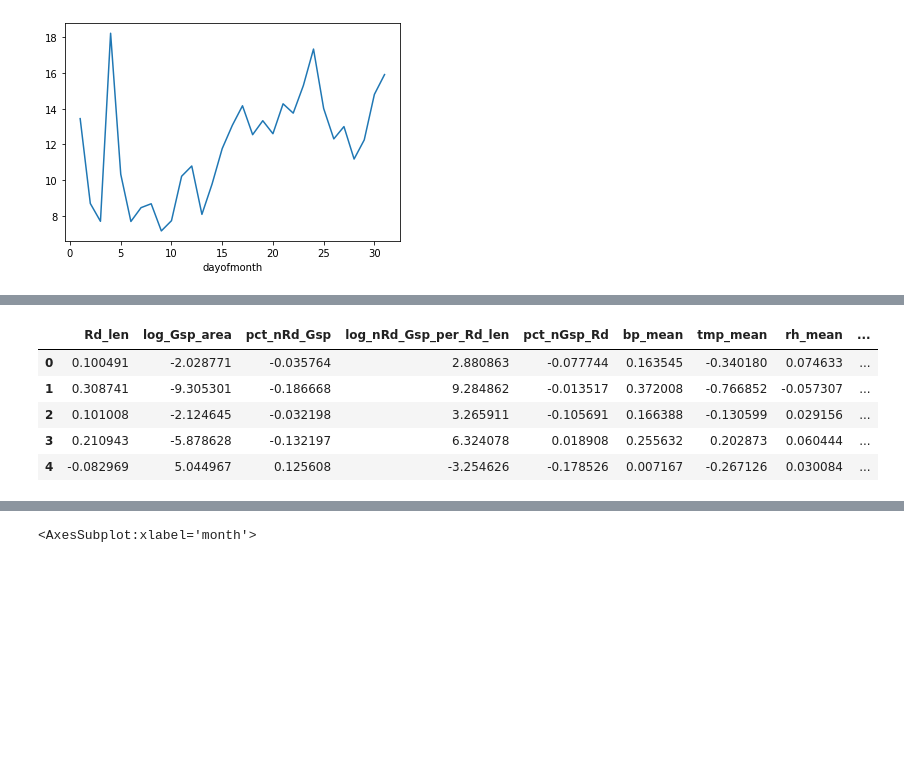
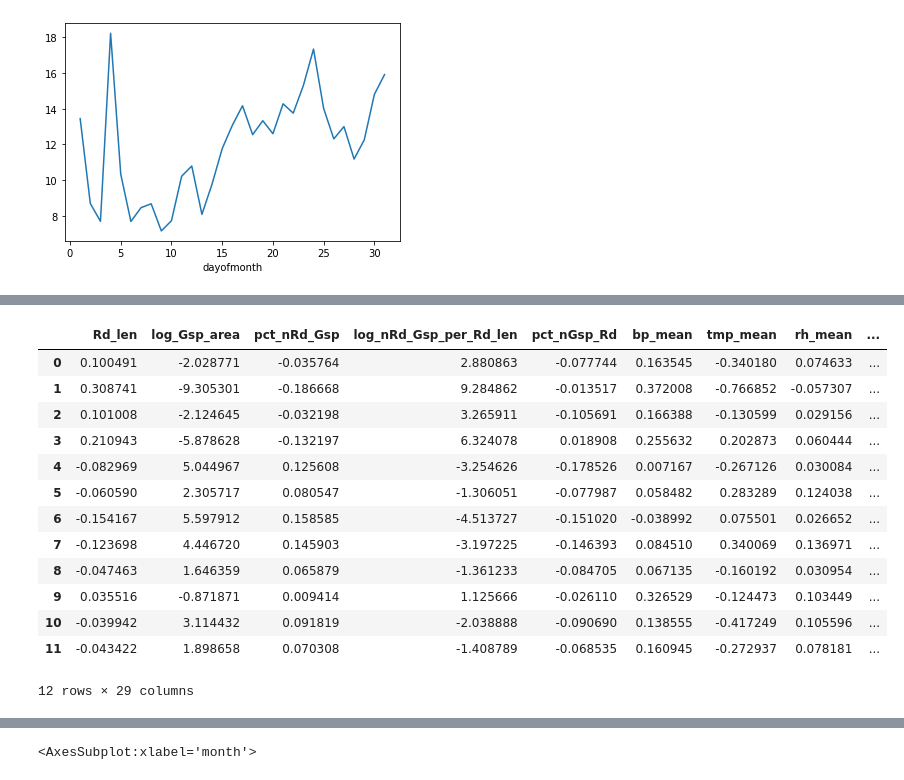
Before and after one commit to yulun-cd/IGS, a Jupyter notebook: DataAnalysis.ipynb, the cells around one changed output, grey strips where cells are left out. Cells and saved outputs as stored; diff of their text form; code cells hidden in the pictures; blank space fills up the shorter version.

```diff
--- a/DataAnalysis.ipynb
+++ b/DataAnalysis.ipynb
@@ -310,20 +292,21 @@ h_coef = []
 for hour in df['hour'].unique():
     X = df[df['hour']==hour].loc[:,var].values
     y = df[df['hour']==hour].loc[:,'Value'].values
+    reg.fit(X, y)
 
-    importance = list(get_importance(reg, X, y, feature_names=var).values())
-    h_fi.append(importance)
+    fi_mean, fi_std = get_importance(reg, X, y, feature_names=var)
+    h_fi.append(fi_mean + fi_std)
 
-    cv = list(get_cv_score(reg, X, y).values())
-    h_cv.append(cv)
+    r2 = list(get_cv_score(reg, X, y))
+    mse = list(get_cv_score(reg, X, y, method='neg_mean_squared_error'))
+    h_cv.append(r2 + mse)
 
     coef = reg.coef_.tolist()
     coef.append(reg.intercept_)
     h_coef.append(coef)
 
-var_col=['fi_' + elem for elem in var]
-h_fi = pd.DataFrame(h_fi, columns=var_col)
-h_cv = pd.DataFrame(h_cv, columns=['r2_cv', 'r2_var'])
+h_fi = pd.DataFrame(h_fi, columns=['fi_' + elem for elem in var] + ['fi_std_' + elem for elem in var])
+h_cv = pd.DataFrame(h_cv, columns=['r2', 'r2_std', 'mse', 'mse_std'])
 h_coef = pd.DataFrame(h_coef, columns=var+['intercept'])
 # %%
 h_reg = pd.concat([h_coef, h_cv, h_fi], axis=1)
@@ -337,0 +333,10 @@ h_reg.head()
+# %%
+fig, ax = plt.subplots(2,4,figsize=(20,12))
+i = 0
+for elem in var:
+    sns.lineplot(x=range(24), y=h_reg['fi_'+elem].values, ax=ax[i//4,i%4], legend=True)
+    ax[i//4,i%4].set_title(elem)
+    ax[i//4,i%4].fill_between(x=range(24), y1=h_reg['fi_'+elem].values-h_reg['fi_std_'+elem].values,
+                              y2=h_reg['fi_'+elem].values+h_reg['fi_std_'+elem].values, alpha=.5)
+    i+=1
+plt.show()
@@ -345,27 +352,37 @@ m_coef = []
 for month in df['month'].unique():
     X = df[df['month']==month].loc[:, var].values
     y = df[df['month']==month].loc[:, 'Value'].values
+    reg.fit(X, y)
 
-    importance = list(get_importance(reg, X, y, feature_names=var).values())
-    m_fi.append(importance)
+    fi_mean, fi_std = get_importance(reg, X, y, feature_names=var)
+    m_fi.append(fi_mean + fi_std)
 
-    cv = list(get_cv_score(reg, X, y).values())
-    m_cv.append(cv)
+    r2 = list(get_cv_score(reg, X, y))
+    mse = list(get_cv_score(reg, X, y, method='neg_mean_squared_error'))
+    m_cv.append(r2 + mse)
 
     coef = reg.coef_.tolist()
     coef.append(reg.intercept_)
     m_coef.append(coef)
 
-m_fi = pd.DataFrame(m_fi, columns=var_col)
-m_cv = pd.DataFrame(m_cv, columns=['r2', 'r2_var'])
+m_fi = pd.DataFrame(m_fi, columns=['fi_' + elem for elem in var] + ['fi_std_' + elem for elem in var])
+m_cv = pd.DataFrame(m_cv, columns=['r2', 'r2_std', 'mse', 'mse_std'])
 m_coef = pd.DataFrame(m_coef, columns=var+['intercept'])
 # %%
 m_reg = pd.concat([m_coef, m_cv, m_fi], axis=1)
-m_reg.head()
+m_reg
 # %% [output]
 |  | Rd_len | log_Gsp_area | pct_nRd_Gsp | log_nRd_Gsp_per_Rd_len | pct_nGsp_Rd | bp_mean | tmp_mean | rh_mean | ... |
 | 0 | 0.100491 | -2.028771 | -0.035764 | 2.880863 | -0.077744 | 0.163545 | -0.340180 | 0.074633 | ... |
 | 1 | 0.308741 | -9.305301 | -0.186668 | 9.284862 | -0.013517 | 0.372008 | -0.766852 | -0.057307 | ... |
 | 2 | 0.101008 | -2.124645 | -0.032198 | 3.265911 | -0.105691 | 0.166388 | -0.130599 | 0.029156 | ... |
 | 3 | 0.210943 | -5.878628 | -0.132197 | 6.324078 | 0.018908 | 0.255632 | 0.202873 | 0.060444 | ... |
 | 4 | -0.082969 | 5.044967 | 0.125608 | -3.254626 | -0.178526 | 0.007167 | -0.267126 | 0.030084 | ... |
+| 5 | -0.060590 | 2.305717 | 0.080547 | -1.306051 | -0.077987 | 0.058482 | 0.283289 | 0.124038 | ... |
+| 6 | -0.154167 | 5.597912 | 0.158585 | -4.513727 | -0.151020 | -0.038992 | 0.075501 | 0.026652 | ... |
+| 7 | -0.123698 | 4.446720 | 0.145903 | -3.197225 | -0.146393 | 0.084510 | 0.340069 | 0.136971 | ... |
+| 8 | -0.047463 | 1.646359 | 0.065879 | -1.361233 | -0.084705 | 0.067135 | -0.160192 | 0.030954 | ... |
+| 9 | 0.035516 | -0.871871 | 0.009414 | 1.125666 | -0.026110 | 0.326529 | -0.124473 | 0.103449 | ... |
+| 10 | -0.039942 | 3.114432 | 0.091819 | -2.038888 | -0.090690 | 0.138555 | -0.417249 | 0.105596 | ... |
+| 11 | -0.043422 | 1.898658 | 0.070308 | -1.408789 | -0.068535 | 0.160945 | -0.272937 | 0.078181 | ... |
+12 rows × 29 columns
```
Also changed, not shown: parts of 31 cells of this notebook.
